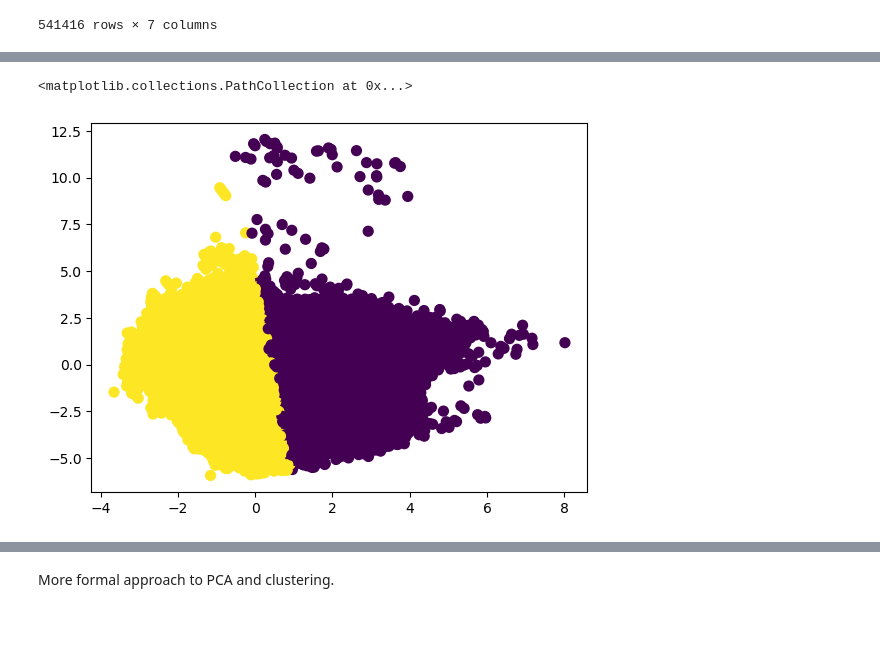
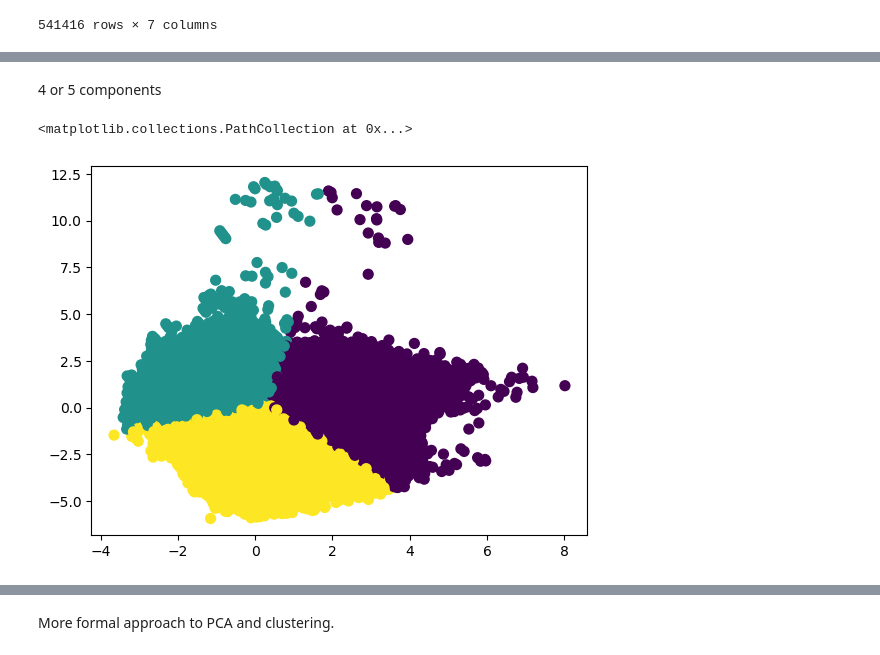
Before and after one commit to Simon-Simonsen/ML-project, a Jupyter notebook: PCA_cluster.ipynb, the cells around one changed output, grey strips where cells are left out. Drawn from its saved outputs; the diff is of its cells as text; code cells hidden in the pictures; blank space fills up the shorter version.

```diff
--- a/PCA_cluster.ipynb
+++ b/PCA_cluster.ipynb
@@ -99,3 +114,5 @@ df_dropped
+# %% [markdown]
+4 or 5 components
 # %%
 scaler = StandardScaler()
 pca = PCA(n_components=2)
@@ -104,12 +121,12 @@ X_scaled = scaler.fit_transform(X)
 pca.fit(X_scaled)
 X_pca = pca.transform(X_scaled)
 # %%
-k = 2
+k = 3
 kmeans = KMeans(n_clusters=k, random_state=42)
 kmeans.fit(X_pca)
 labels = kmeans.labels_  # cluster index for each row
 centroids = kmeans.cluster_centers_
 plt.scatter(X_pca[:,0],X_pca[:,1],c=labels, cmap='viridis', s=50)
 # %% [output]
 <matplotlib.collections.PathCollection at 0x...>
-[figure, old version]
+[figure, new version]
```
Also changed, not shown: parts of 37 cells of this notebook.
